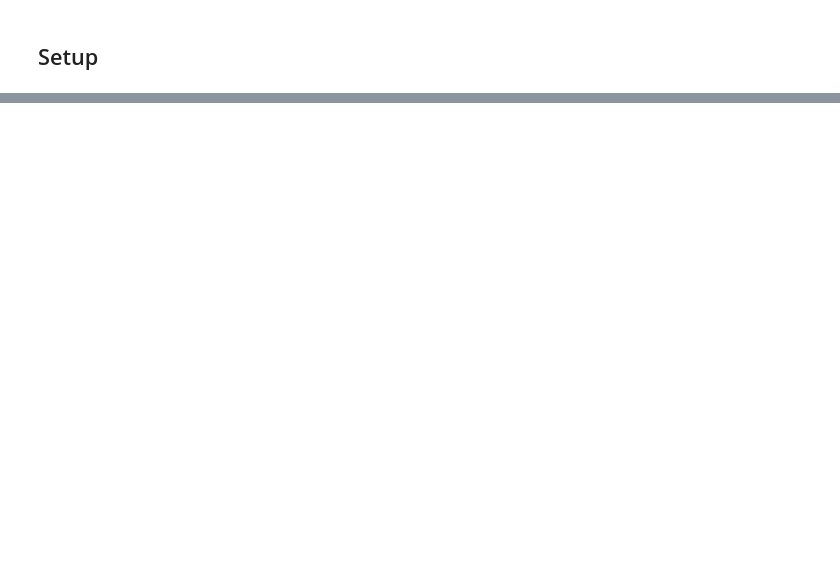
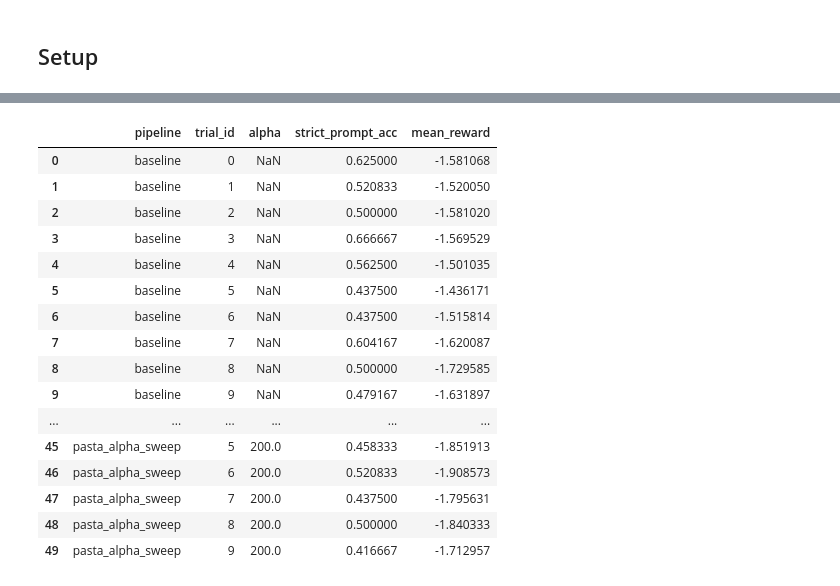
Before and after one commit to emiehling/AISteer360, a Jupyter notebook: examples/notebooks/studies/instruction_following/instruction_following.ipynb, the cells around one changed output, grey strips where cells are left out. Saved outputs shown, nothing was run; the diff lists cells and outputs as text; code cells hidden in the pictures; blank space fills up the shorter version.

```diff
--- a/examples/notebooks/studies/instruction_following/instruction_following.ipynb
+++ b/examples/notebooks/studies/instruction_following/instruction_following.ipynb
@@ -569,0 +276,27 @@ PASTA steering can improve instruction following, but the optimal alpha depends
+# %%
+runner = SteeringEval(
+    pipelines={"baseline": [], "pasta_alpha_sweep": [pasta_spec]},
+    base_model_name_or_path=MODEL_NAME,
+    suites=[InspectSuite(
+        name="ifeval",
+        tasks=(TASK_REFERENCE,),
+        task_args={
+            "instruction_types": INSTRUCTION_TYPES,
+            "per_type": PER_TYPE,
+            "sample_seed": SAMPLE_SEED,
+            "reward_model": REWARD_MODEL,
+            "reward_max_length": REWARD_MAX_LENGTH,
+        },
+    )],
+    hf_model_kwargs={"attn_implementation": "eager"},
+    num_trials=NUM_TRIALS,
+    seed=SEED,
+    generate_defaults={"temperature": TEMPERATURE, "max_tokens": MAX_TOKENS},
+    provider_options=ProviderOptions(max_batch_size=8),
+    save_dir=SAVE_DIR,
+    display="none",
+)
+runner.run()
+
+runs = runner.runs_frame(METRICS, params=SWEPT_PARAMS)
+runs.to_csv(SAVE_DIR / "runs.csv", index=False)
@@ -569,0 +321,20 @@ PASTA steering can improve instruction following, but the optimal alpha depends
+# %%
+runs[["pipeline", "trial_id", "alpha", "strict_prompt_acc", "mean_reward"]]
+# %% [output]
+|  | pipeline | trial_id | alpha | strict_prompt_acc | mean_reward |
+| 0 | baseline | 0 | NaN | 0.625000 | -1.581068 |
+| 1 | baseline | 1 | NaN | 0.520833 | -1.520050 |
+| 2 | baseline | 2 | NaN | 0.500000 | -1.581020 |
+| 3 | baseline | 3 | NaN | 0.666667 | -1.569529 |
+| 4 | baseline | 4 | NaN | 0.562500 | -1.501035 |
+| 5 | baseline | 5 | NaN | 0.437500 | -1.436171 |
+| 6 | baseline | 6 | NaN | 0.437500 | -1.515814 |
+| 7 | baseline | 7 | NaN | 0.604167 | -1.620087 |
+| 8 | baseline | 8 | NaN | 0.500000 | -1.729585 |
+| 9 | baseline | 9 | NaN | 0.479167 | -1.631897 |
+| ... | ... | ... | ... | ... | ... |
+| 45 | pasta_alpha_sweep | 5 | 200.0 | 0.458333 | -1.851913 |
+| 46 | pasta_alpha_sweep | 6 | 200.0 | 0.520833 | -1.908573 |
+| 47 | pasta_alpha_sweep | 7 | 200.0 | 0.437500 | -1.795631 |
+| 48 | pasta_alpha_sweep | 8 | 200.0 | 0.500000 | -1.840333 |
+| 49 | pasta_alpha_sweep | 9 | 200.0 | 0.416667 | -1.712957 |
```
Also changed, not shown: parts of 76 cells of this notebook, 57 other files.
